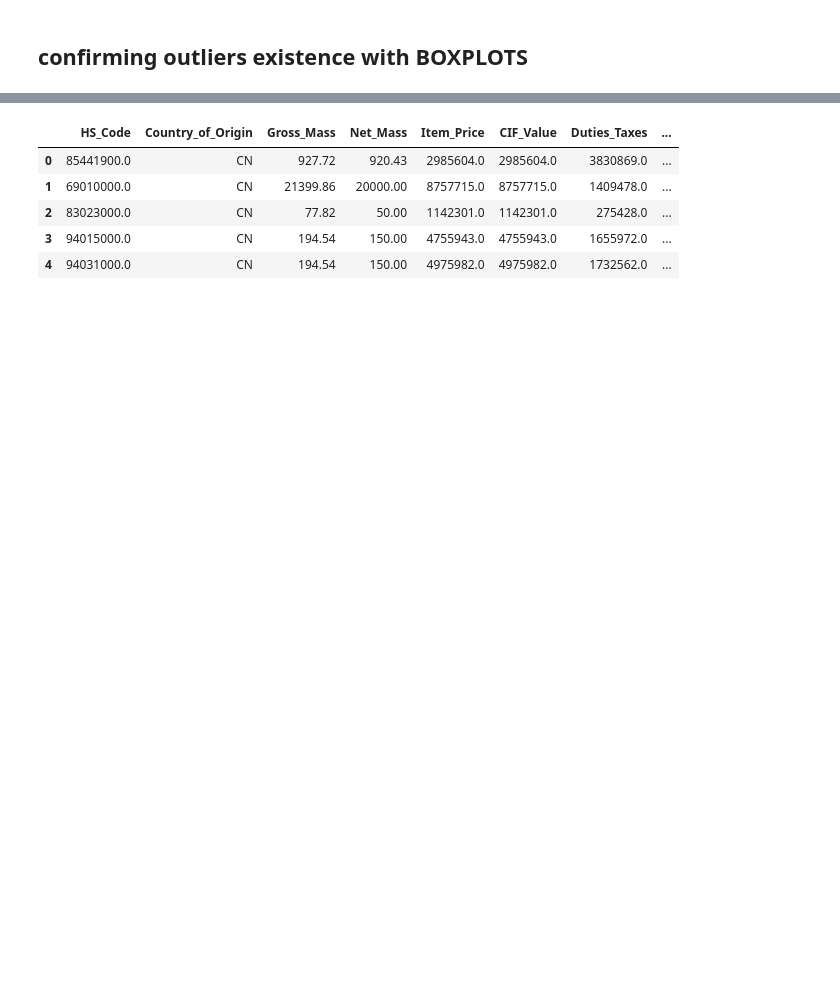
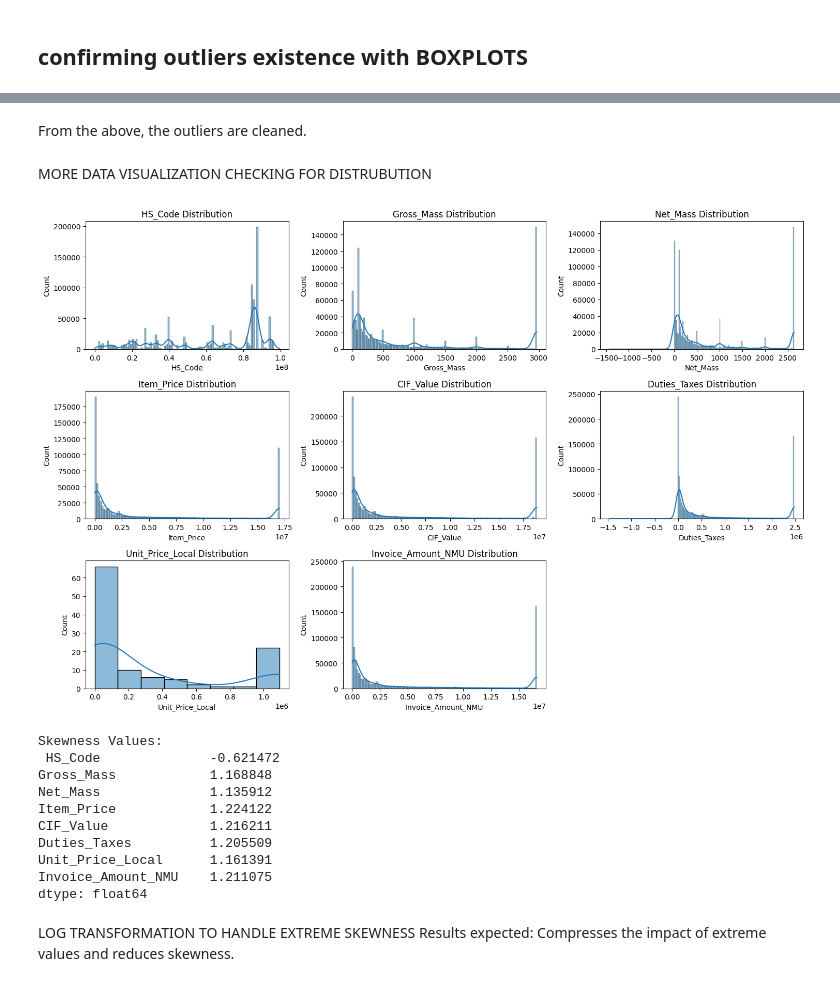
Before and after one commit to sentongo-web/MASTERS_DEGREE_PROJECT_MSDS, a Jupyter notebook: project_code.ipynb, the cells around one changed output, grey strips where cells are left out. Saved outputs shown, nothing was run; the diff lists cells and outputs as text; code cells hidden in the pictures; blank space fills up the shorter version.

```diff
--- a/project_code.ipynb
+++ b/project_code.ipynb
@@ -455,9 +498,37 @@ plt.show()
-# %%
-data.head()
-# %% [output]
-|  | HS_Code | Country_of_Origin | Gross_Mass | Net_Mass | Item_Price | CIF_Value | Duties_Taxes | ... |
-| 0 | 85441900.0 | CN | 927.72 | 920.43 | 2985604.0 | 2985604.0 | 3830869.0 | ... |
-| 1 | 69010000.0 | CN | 21399.86 | 20000.00 | 8757715.0 | 8757715.0 | 1409478.0 | ... |
-| 2 | 83023000.0 | CN | 77.82 | 50.00 | 1142301.0 | 1142301.0 | 275428.0 | ... |
-| 3 | 94015000.0 | CN | 194.54 | 150.00 | 4755943.0 | 4755943.0 | 1655972.0 | ... |
-| 4 | 94031000.0 | CN | 194.54 | 150.00 | 4975982.0 | 4975982.0 | 1732562.0 | ... |
+# %% [markdown]
+From the above, the outliers are cleaned.
+# %% [markdown]
+MORE DATA VISUALIZATION
+CHECKING FOR DISTRUBUTION
+# %%
+# Visualize skewness using histograms and KDE plots
+plt.figure(figsize=(15, 10))
+num_cols = len(data_processed.select_dtypes(include=['float64']).columns)
+num_rows = (num_cols + 2) // 3
+
+for i, col in enumerate(data_processed.select_dtypes(include=['float64']).columns):
+    plt.subplot(num_rows, 3, i + 1)
+    sns.histplot(data_processed[col], kde=True)
+    plt.title(f'{col} Distribution')
+    plt.tight_layout()
+
+plt.show()
+
+# Calculate skewness for each numeric column
+skewness_values = data_processed.select_dtypes(include=['float64']).skew()
+print("Skewness Values:\n", skewness_values)
+# %% [output]
+[figure, added]
+Skewness Values:
+ HS_Code              -0.621472
+Gross_Mass            1.168848
+Net_Mass              1.135912
+Item_Price            1.224122
+CIF_Value             1.216211
+Duties_Taxes          1.205509
+Unit_Price_Local      1.161391
+Invoice_Amount_NMU    1.211075
+dtype: float64
+# %% [markdown]
+LOG TRANSFORMATION TO HANDLE EXTREME SKEWNESS
+Results expected: Compresses the impact of extreme values and reduces skewness.
```
Also changed, not shown: parts of 31 cells of this notebook.
